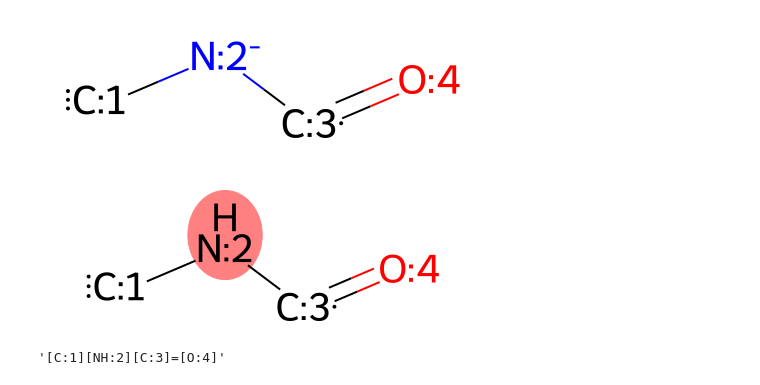
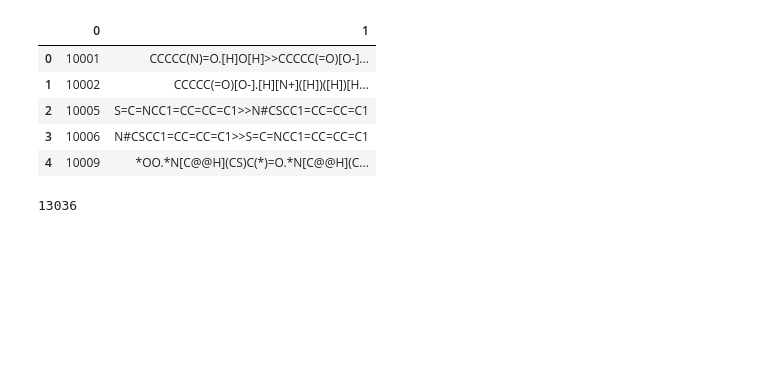
Before and after one commit to stefanpate/enz-rxn-data, a Jupyter notebook: test_neutralizer.ipynb, the cells around one changed output. Cells and saved outputs as stored; diff of their text form; code cells hidden in the pictures; blank space fills up the shorter version.

```diff
--- a/test_neutralizer.ipynb
+++ b/test_neutralizer.ipynb
@@ -86 +11,4 @@ start_mol
+# %%
+with initialize(version_base=None, config_path="./conf/filepaths", job_name="filepaths"):
+    filepaths = compose(config_name="filepaths")
 # %%
@@ -101,12 +27,23 @@ def neutralize_atoms(mol):
     return mol
-# %%
-start_mol = Chem.MolFromSmiles('[C:1][N-:2][C:3]=[O:4]')
-display(start_mol)
-neutralize_atoms(start_mol)
-# %% [output]
-[figure, removed]
-[figure, removed]
-# %%
-Chem.MolToSmiles(start_mol)
-# %% [output]
-'[C:1][NH:2][C:3]=[O:4]'
+# %%
+rhea = pd.read_csv(Path(filepaths.raw_data) / "pathway" / "rhea-reaction-smiles.tsv", sep="\t", header=None)
+rhea.head()
+# %% [output]
+|  | 0 | 1 |
+| 0 | 10001 | CCCCC(N)=O.[H]O[H]>>CCCCC(=O)[O-]... |
+| 1 | 10002 | CCCCC(=O)[O-].[H][N+]([H])([H])[H... |
+| 2 | 10005 | S=C=NCC1=CC=CC=C1>>N#CSCC1=CC=CC=C1 |
+| 3 | 10006 | N#CSCC1=CC=CC=C1>>S=C=NCC1=CC=CC=C1 |
+| 4 | 10009 | *OO.*N[C@@H](CS)C(*)=O.*N[C@@H](C... |
+# %%
+smiles = set()
+for _, row in rhea.iterrows():
+    rxn_smiles = row[1]
+    lhs, rhs = [side.split(".") for side in rxn_smiles.split(">>")]
+    row_smiles = lhs + rhs
+    for smi in row_smiles:
+        smiles.add(smi)
+
+print(len(smiles))
+# %% [output]
+13036
```
Also changed, not shown: parts of 15 cells of this notebook, 6 other files.
